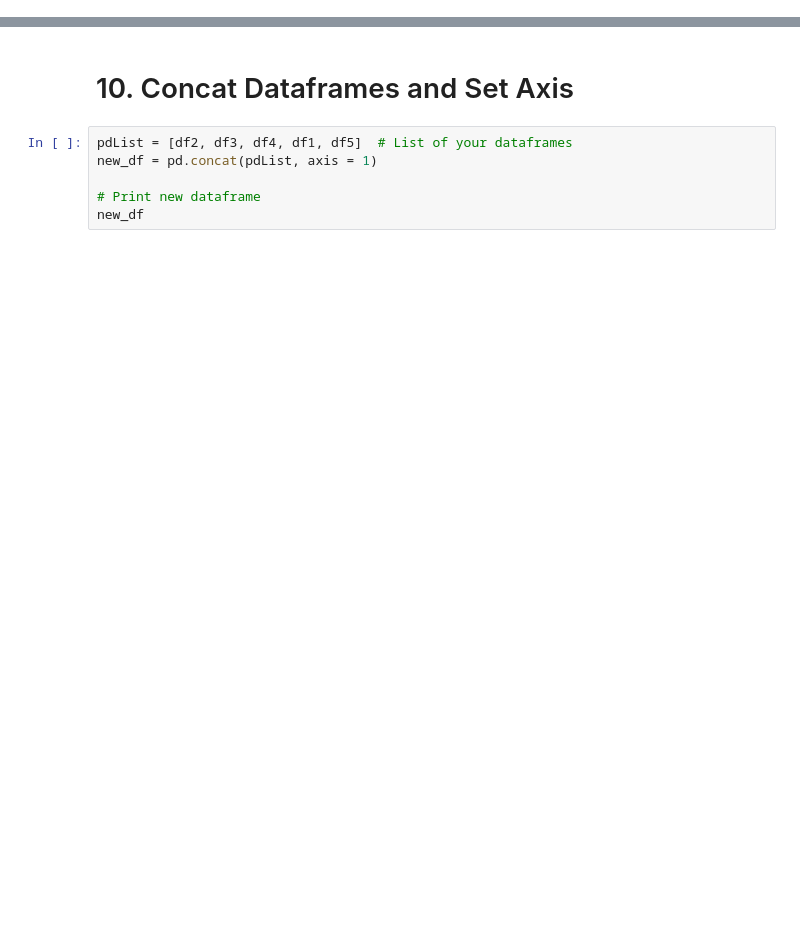
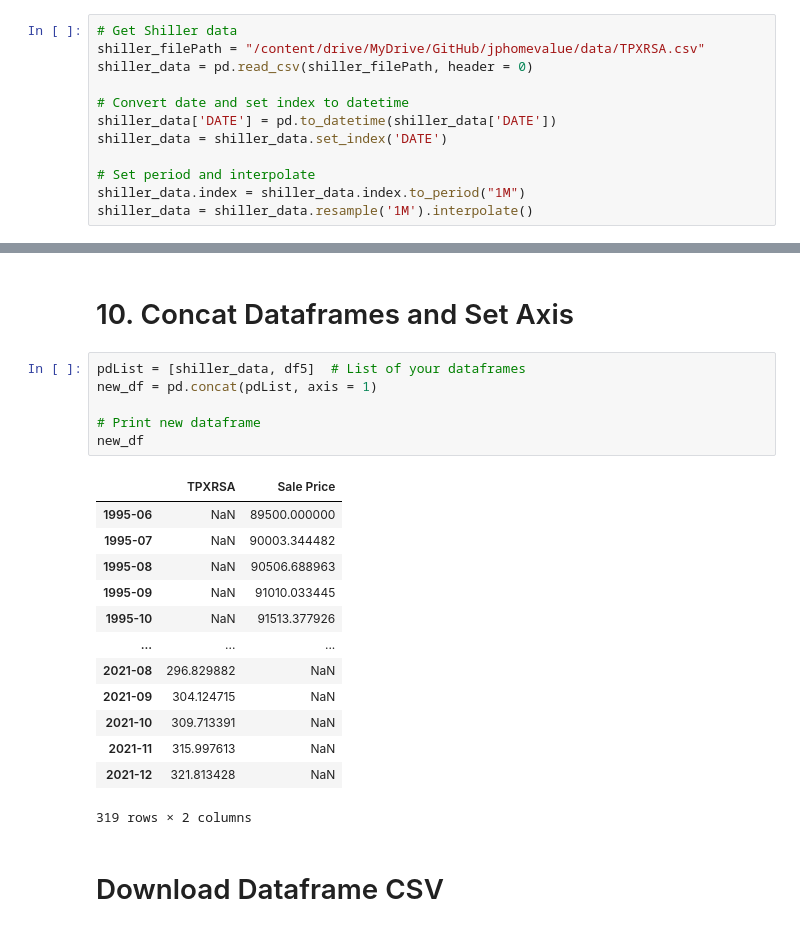
Before and after one commit to sid-ak/JPHomeValue, a Jupyter notebook: requests/estatedapi.ipynb, the cells around one changed output, grey strips where cells are left out. Saved outputs shown, nothing was run; the diff lists cells and outputs as text; blank space fills up the shorter version.

```diff
--- a/requests/estatedapi.ipynb
+++ b/requests/estatedapi.ipynb
@@ -157,2 +184,14 @@ df5 = df5.set_index('Recording Date').resample('1M').interpolate()
+# %%
+# Get Shiller data
+shiller_filePath = "/content/drive/MyDrive/GitHub/jphomevalue/data/TPXRSA.csv"
+shiller_data = pd.read_csv(shiller_filePath, header = 0)
+
+# Convert date and set index to datetime
+shiller_data['DATE'] = pd.to_datetime(shiller_data['DATE'])
+shiller_data = shiller_data.set_index('DATE')
+
+# Set period and interpolate
+shiller_data.index = shiller_data.index.to_period("1M")
+shiller_data = shiller_data.resample('1M').interpolate()
 # %% [markdown]
 # 8. Plot Clean Data (example)
@@ -183,11 +225,27 @@ df4 = df4.rename(columns={"year_built": "Year built", "effective_year_built": "E
 # %% [markdown]
 # 10. Concat Dataframes and Set Axis
 # %%
-pdList = [df2, df3, df4, df1, df5]  # List of your dataframes
+pdList = [shiller_data, df5]  # List of your dataframes
 new_df = pd.concat(pdList, axis = 1)
 
 # Print new dataframe
 new_df
+# %% [output]
+|  | TPXRSA | Sale Price |
+| 1995-06 | NaN | 89500.000000 |
+| 1995-07 | NaN | 90003.344482 |
+| 1995-08 | NaN | 90506.688963 |
+| 1995-09 | NaN | 91010.033445 |
+| 1995-10 | NaN | 91513.377926 |
+| ... | ... | ... |
+| 2021-08 | 296.829882 | NaN |
+| 2021-09 | 304.124715 | NaN |
+| 2021-10 | 309.713391 | NaN |
+| 2021-11 | 315.997613 | NaN |
+| 2021-12 | 321.813428 | NaN |
+319 rows × 2 columns
+# %% [markdown]
+# Download Dataframe CSV
 # %%
 # download
 
```
Also changed, not shown: parts of 10 cells of this notebook.
